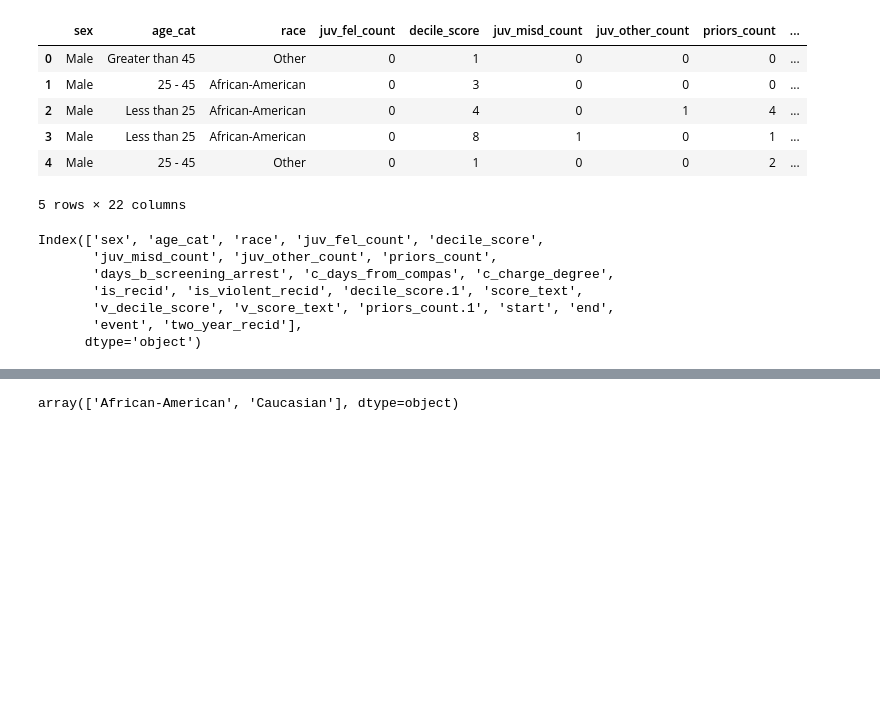
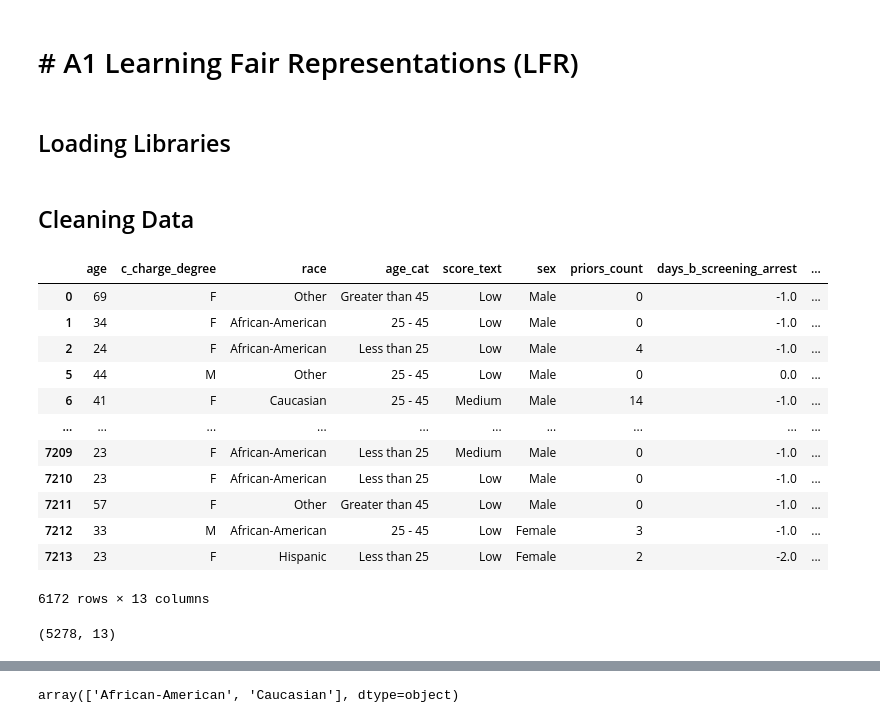
Before and after one commit to TZstatsADS/ads-spring-2022-prj4-group-2-1, a Jupyter notebook: doc/LFR.ipynb, the cells around one changed output, grey strips where cells are left out. Drawn from its saved outputs; the diff is of its cells as text; code cells hidden in the pictures; blank space fills up the shorter version.

```diff
--- a/doc/LFR.ipynb
+++ b/doc/LFR.ipynb
@@ -1,3 +1,7 @@
+# %% [markdown]
+# # A1 Learning Fair Representations (LFR)
+# %% [markdown]
+## Loading Libraries
 # %%
 import numpy as np
 import pandas as pd
@@ -7,37 +11,52 @@ import scipy.optimize as optim
 from sklearn.model_selection import KFold
 import time
 import sys
+# %% [markdown]
+## Cleaning Data
 # %%
-df = pd.read_csv("../data/compas-scores-two-years.csv")
+df_raw = pd.read_csv("../data/compas-scores-two-years.csv")
+# %%
+df = df_raw[['age', 'c_charge_degree', 'race', 'age_cat',
+                    'score_text', 'sex', 'priors_count', 'days_b_screening_arrest',
+                    'decile_score', 'is_recid', 'c_jail_in',
+                    'c_jail_out', 'two_year_recid']]\
+                    .query('days_b_screening_arrest <= 30')\
+                    .query('days_b_screening_arrest >= -30')\
+                    .query('is_recid != -1')\
+                    .query('c_charge_degree != "O"')\
+                    .query('score_text != "N/A"')
+df
+# %% [output]
+|  | age | c_charge_degree | race | age_cat | score_text | sex | priors_count | days_b_screening_arrest | ... |
+| 0 | 69 | F | Other | Greater than 45 | Low | Male | 0 | -1.0 | ... |
+| 1 | 34 | F | African-American | 25 - 45 | Low | Male | 0 | -1.0 | ... |
+| 2 | 24 | F | African-American | Less than 25 | Low | Male | 4 | -1.0 | ... |
+| 5 | 44 | M | Other | 25 - 45 | Low | Male | 0 | 0.0 | ... |
+| 6 | 41 | F | Caucasian | 25 - 45 | Medium | Male | 14 | -1.0 | ... |
+| ... | ... | ... | ... | ... | ... | ... | ... | ... | ... |
+| 7209 | 23 | F | African-American | Less than 25 | Medium | Male | 0 | -1.0 | ... |
+| 7210 | 23 | F | African-American | Less than 25 | Low | Male | 0 | -1.0 | ... |
+| 7211 | 57 | F | Other | Greater than 45 | Low | Male | 0 | -1.0 | ... |
+| 7212 | 33 | M | African-American | 25 - 45 | Low | Female | 3 | -1.0 | ... |
+| 7213 | 23 | F | Hispanic | Less than 25 | Low | Female | 2 | -2.0 | ... |
+6172 rows × 13 columns
 # %%
 # Drop unrelated columns
-df=df.drop(columns=['id', 'name', 'first', 'last',
-                    'compas_screening_date','dob','age','c_jail_in',
-                    'c_jail_out', 'c_case_number','c_offense_date','c_charge_desc',
-                    'c_arrest_date','r_charge_desc',
-                    'r_case_number','r_charge_desc','r_offense_date',
-                    'r_jail_in', 'r_jail_out','violent_recid','vr_case_number',
-                    'vr_offense_date', 'vr_charge_desc', 'screening_date',
-                    'v_screening_date','in_custody','out_custody','r_charge_degree',
-                    'r_days_from_arrest','vr_charge_degree','type_of_assessment',
-                    'v_type_of_assessment' ])
-df.head()
+df = df[(df.race=='African-American') | (df.race=='Caucasian')]
+df = df.dropna()
+
+df.shape
 # %% [output]
-|  | sex | age_cat | race | juv_fel_count | decile_score | juv_misd_count | juv_other_count | priors_count | ... |
-| 0 | Male | Greater than 45 | Other | 0 | 1 | 0 | 0 | 0 | ... |
-| 1 | Male | 25 - 45 | African-American | 0 | 3 | 0 | 0 | 0 | ... |
-| 2 | Male | Less than 25 | African-American | 0 | 4 | 0 | 1 | 4 | ... |
-| 3 | Male | Less than 25 | African-American | 0 | 8 | 1 | 0 | 1 | ... |
-| 4 | Male | 25 - 45 | Other | 0 | 1 | 0 | 0 | 2 | ... |
-5 rows × 22 columns
+(5278, 13)
 # %%
-df.columns
+from datetime import datetime
+
+
+dt1 = list(map(lambda x: datetime.strptime(x,'%Y-%m-%d %H:%M:%S').date(), df['c_jail_out']))
+dt2 = list(map(lambda x: datetime.strptime(x,'%Y-%m-%d %H:%M:%S').date(), df['c_jail_in']))
+
+len_stay = [(a-b).days for a,b in zip(dt1,dt2)]
+
+df['length_of_stay'] = len_stay
+df = df.drop(['c_jail_out', 'c_jail_in'], axis=1)
-# %% [output]
-Index(['sex', 'age_cat', 'race', 'juv_fel_count', 'decile_score',
-       'juv_misd_count', 'juv_other_count', 'priors_count',
-       'days_b_screening_arrest', 'c_days_from_compas', 'c_charge_degree',
-       'is_recid', 'is_violent_recid', 'decile_score.1', 'score_text',
-       'v_decile_score', 'v_score_text', 'priors_count.1', 'start', 'end',
-       'event', 'two_year_recid'],
-      dtype='object')
 # %%
```
Also changed, not shown: parts of 37 cells of this notebook, 1 other file.
